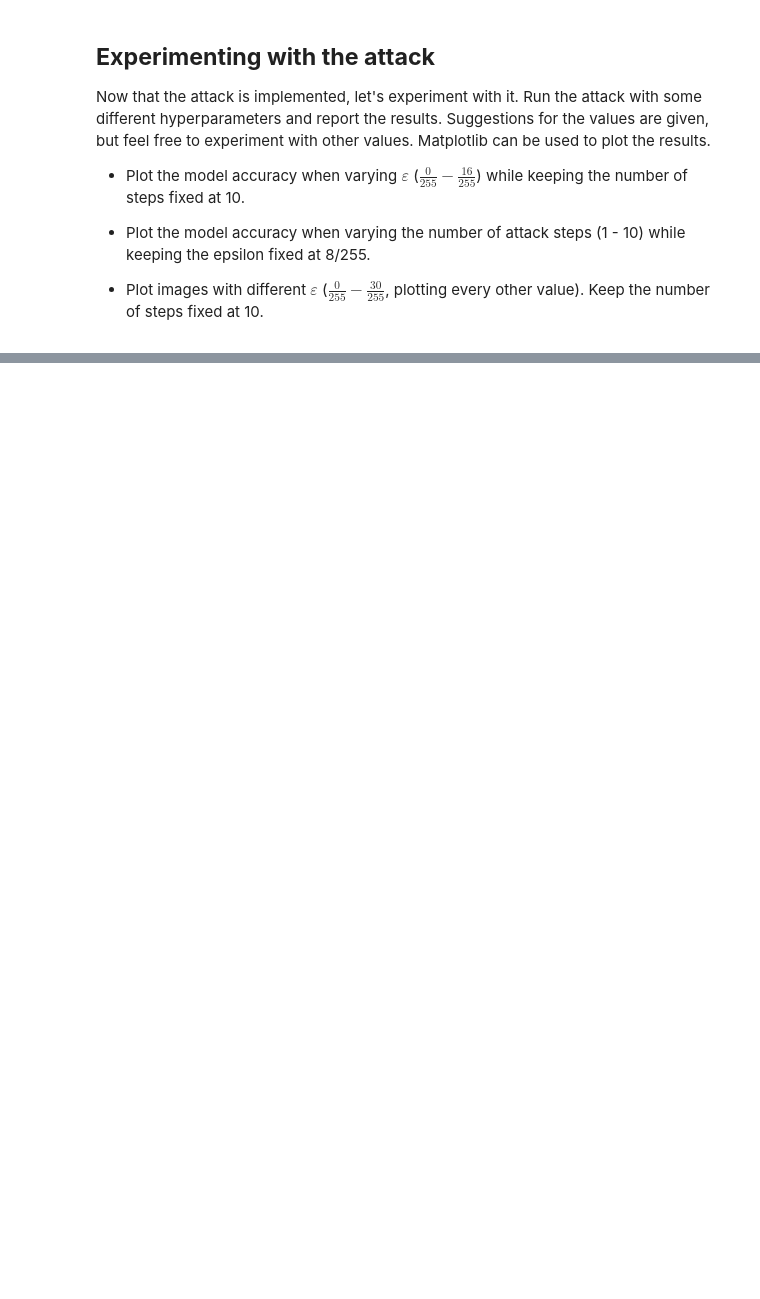
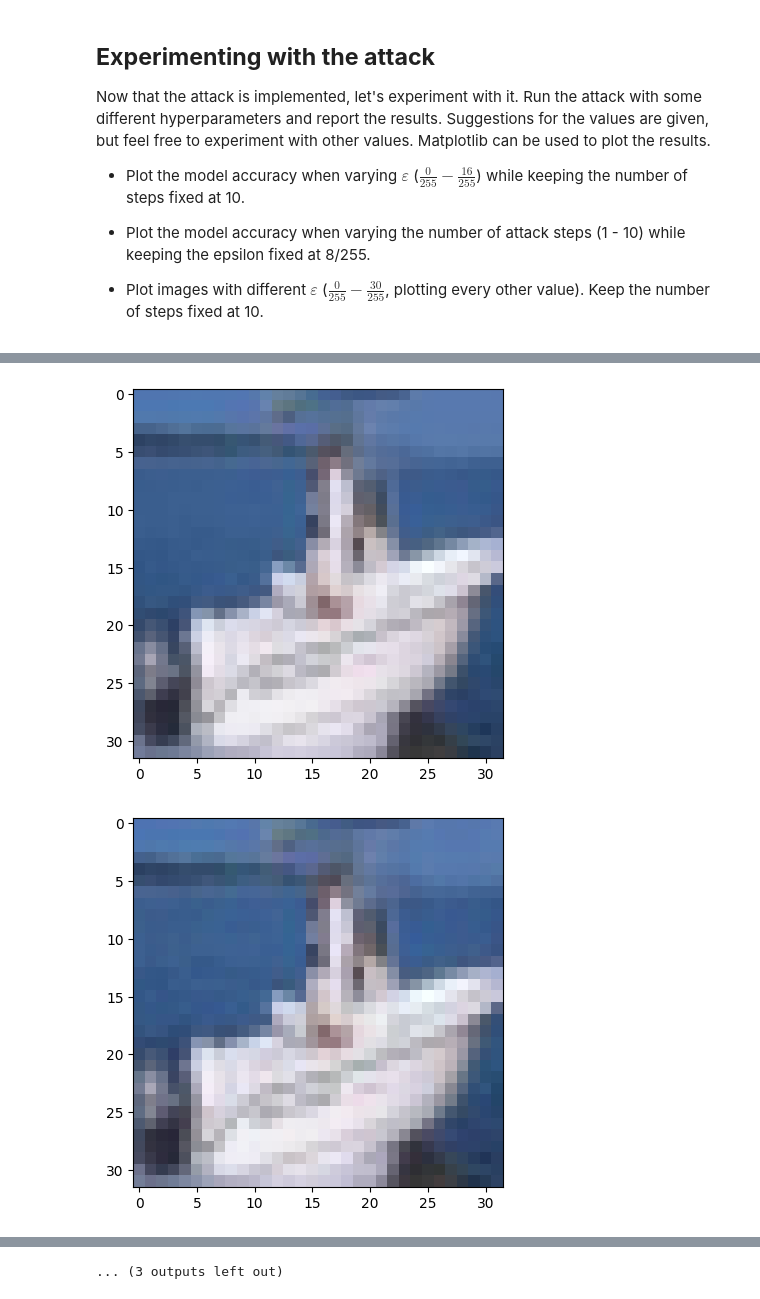
Before and after one commit to PaoloWang1/adversarial_learning, a Jupyter notebook: Adversarial_homework.ipynb, the cells around one changed output, grey strips where cells are left out. Saved outputs shown, nothing was run; the diff lists cells and outputs as text; code cells hidden in the pictures; blank space fills up the shorter version.

```diff
--- a/Adversarial_homework.ipynb
+++ b/Adversarial_homework.ipynb
@@ -274,0 +308,13 @@ Now that the attack is implemented, let's experiment with it. Run the attack wit
+# %%
+#img, label = trainset[0][0].to(device), trainset[0][1].to(device)
+for X, Y in iter(testloader):
+    X, Y = X.to(device), Y.to(device)
+    total_samples += X.shape[0]
+# %%
+for x in range(15):
+    adv_ex = pgd(model, X, Y, eps=(2*x/255.))
+    plt.figure()
+    plt.imshow(adv_ex[0].cpu().permute(1, 2, 0).numpy())
+# %% [output]
+[figure, added]
+[figure, added]
@@ -274,0 +331 @@ Now that the attack is implemented, let's experiment with it. Run the attack wit
+... (3 outputs left out)
```
Also changed, not shown: parts of 5 cells of this notebook.
